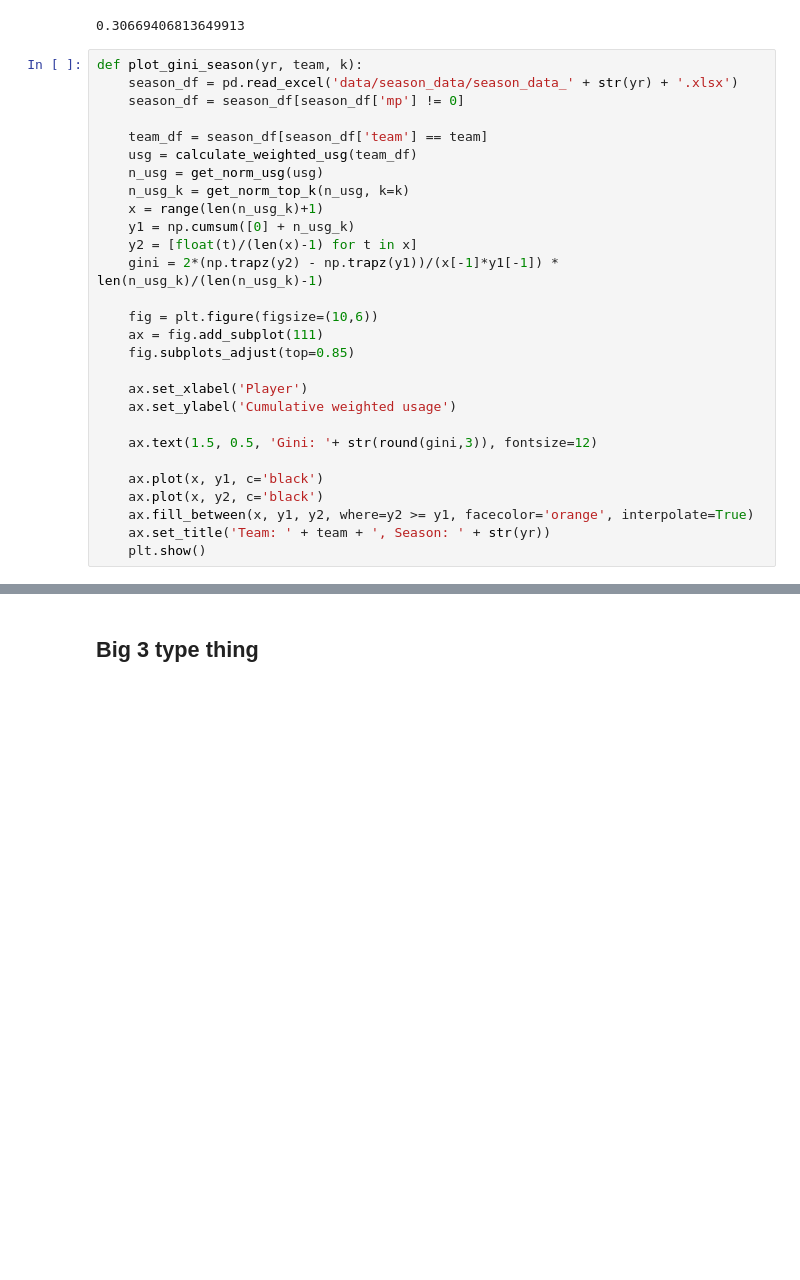
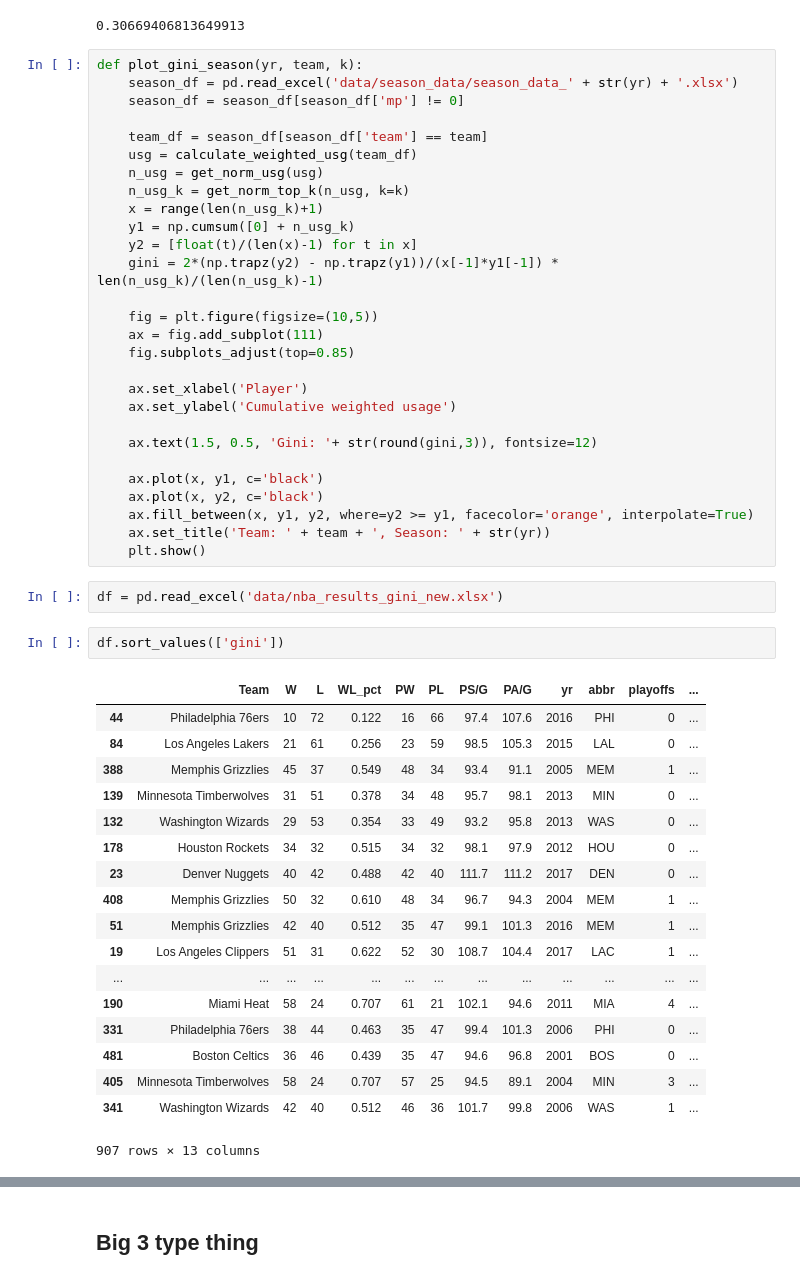
Before and after one commit to dalpert/thesis, a Jupyter notebook: create_gini_final.ipynb, the cells around one changed output, grey strips where cells are left out. Drawn from its saved outputs; the diff is of its cells as text; blank space fills up the shorter version.

```diff
--- a/create_gini_final.ipynb
+++ b/create_gini_final.ipynb
@@ -320,7 +320,7 @@ def plot_gini_season(yr, team, k):
     y2 = [float(t)/(len(x)-1) for t in x]
     gini = 2*(np.trapz(y2) - np.trapz(y1))/(x[-1]*y1[-1]) * len(n_usg_k)/(len(n_usg_k)-1)
 
-    fig = plt.figure(figsize=(10,6))
+    fig = plt.figure(figsize=(10,5))
     ax = fig.add_subplot(111)
     fig.subplots_adjust(top=0.85)
 
@@ -334,4 +334,27 @@ def plot_gini_season(yr, team, k):
     ax.fill_between(x, y1, y2, where=y2 >= y1, facecolor='orange', interpolate=True)
     ax.set_title('Team: ' + team + ', Season: ' + str(yr))
     plt.show()
+# %%
+df = pd.read_excel('data/nba_results_gini_new.xlsx')
+# %%
+df.sort_values(['gini'])
+# %% [output]
+|  | Team | W | L | WL_pct | PW | PL | PS/G | PA/G | yr | abbr | playoffs | ... |
+| 44 | Philadelphia 76ers | 10 | 72 | 0.122 | 16 | 66 | 97.4 | 107.6 | 2016 | PHI | 0 | ... |
+| 84 | Los Angeles Lakers | 21 | 61 | 0.256 | 23 | 59 | 98.5 | 105.3 | 2015 | LAL | 0 | ... |
+| 388 | Memphis Grizzlies | 45 | 37 | 0.549 | 48 | 34 | 93.4 | 91.1 | 2005 | MEM | 1 | ... |
+| 139 | Minnesota Timberwolves | 31 | 51 | 0.378 | 34 | 48 | 95.7 | 98.1 | 2013 | MIN | 0 | ... |
+| 132 | Washington Wizards | 29 | 53 | 0.354 | 33 | 49 | 93.2 | 95.8 | 2013 | WAS | 0 | ... |
+| 178 | Houston Rockets | 34 | 32 | 0.515 | 34 | 32 | 98.1 | 97.9 | 2012 | HOU | 0 | ... |
+| 23 | Denver Nuggets | 40 | 42 | 0.488 | 42 | 40 | 111.7 | 111.2 | 2017 | DEN | 0 | ... |
+| 408 | Memphis Grizzlies | 50 | 32 | 0.610 | 48 | 34 | 96.7 | 94.3 | 2004 | MEM | 1 | ... |
+| 51 | Memphis Grizzlies | 42 | 40 | 0.512 | 35 | 47 | 99.1 | 101.3 | 2016 | MEM | 1 | ... |
+| 19 | Los Angeles Clippers | 51 | 31 | 0.622 | 52 | 30 | 108.7 | 104.4 | 2017 | LAC | 1 | ... |
+| ... | ... | ... | ... | ... | ... | ... | ... | ... | ... | ... | ... | ... |
+| 190 | Miami Heat | 58 | 24 | 0.707 | 61 | 21 | 102.1 | 94.6 | 2011 | MIA | 4 | ... |
+| 331 | Philadelphia 76ers | 38 | 44 | 0.463 | 35 | 47 | 99.4 | 101.3 | 2006 | PHI | 0 | ... |
+| 481 | Boston Celtics | 36 | 46 | 0.439 | 35 | 47 | 94.6 | 96.8 | 2001 | BOS | 0 | ... |
+| 405 | Minnesota Timberwolves | 58 | 24 | 0.707 | 57 | 25 | 94.5 | 89.1 | 2004 | MIN | 3 | ... |
+| 341 | Washington Wizards | 42 | 40 | 0.512 | 46 | 36 | 101.7 | 99.8 | 2006 | WAS | 1 | ... |
+907 rows × 13 columns
 # %%
```
Also changed, not shown: parts of 3 cells of this notebook, 8 other files.
